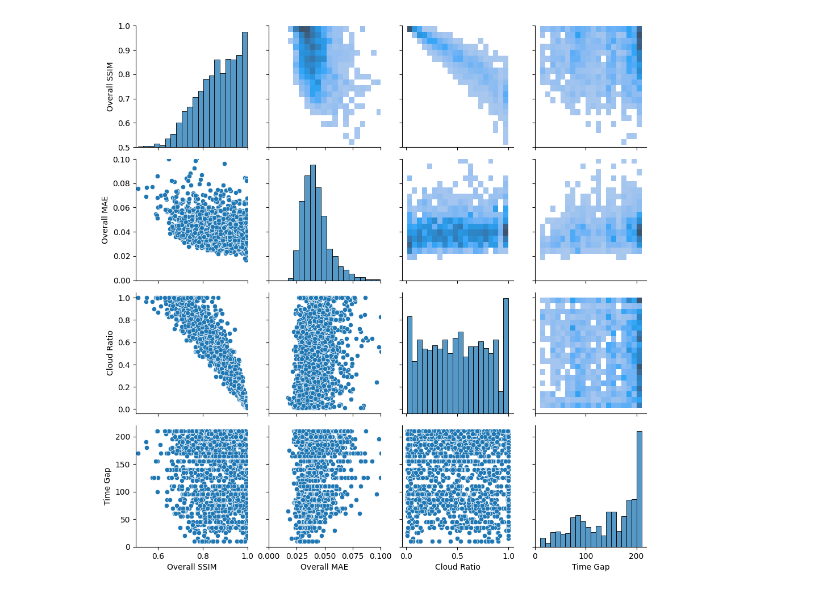
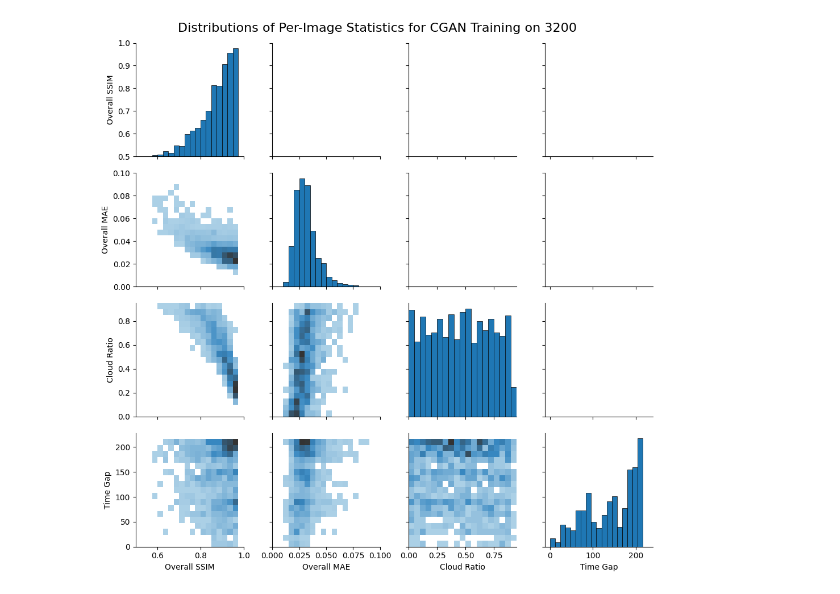
Before and after one commit to ClarkCGA/gfm-gap-filling-baseline, a Jupyter notebook: gfm-gap-filling-baseline/gap-filling-baseline/Per_Band_Stats.ipynb, the cells around one changed output. Saved outputs shown, nothing was run; the diff lists cells and outputs as text; code cells hidden in the pictures.

Commit message:
improvements to per image graphs and band comparison graphs

```diff
--- a/gfm-gap-filling-baseline/gap-filling-baseline/Per_Band_Stats.ipynb
+++ b/gfm-gap-filling-baseline/gap-filling-baseline/Per_Band_Stats.ipynb
@@ -12,7 +19,6 @@ import math
 # %%
-# Load the YAML file
-results_dir = "subset_400_2023-08-21-22:19:47_uneven_bs16"
-training_length = results_dir[7:11]
+results_dir = "subset_3200_2023-08-21-22:19:31_uneven_bs16"
+training_length = results_dir[7:11].replace("_","")
 print(training_length)
 out_dir = Path("/workspace/gfm-gap-filling-baseline/data/results")  # Replace with the actual path to your YAML file
 data_file_path = out_dir / results_dir / "chip_stats.csv"
@@ -140,17 +146,31 @@ Time Gap         -0.009533     0.188701    -0.017933  1.000000
 # %%
+bins = {'Overall SSIM' : [round(i * 0.025, 3) + 0.5 for i in range(20)],
+        'Overall MAE' : [round(i * 0.005, 3) for i in range(20)],
+        'Cloud Ratio' : [round(i * 0.05, 3) for i in range(20)],
+        'Time Gap' : [round(i * 12, 3) for i in range(20)]}
+
+def myhist(x, **kwargs):
+    b = bins[x.name]
+    plt.hist(x, bins=b, edgecolor='black', linewidth=0.5, **kwargs)
+
+def mypair(x, y, **kwargs):
+    bins_x = bins[x.name]
+    bins_y = bins[y.name]
+    cmap=sns.color_palette("Blues_d", as_cmap=True)
+    plt.hist2d(x, y, bins=[bins_x, bins_y], cmap=cmap, linewidth=0, cmin=1, **kwargs)
+
 df = df[['Overall SSIM', 'Overall MAE', 'Cloud Ratio', 'Time Gap']]
 g = sns.PairGrid(df, diag_sharey=False)
-
-g.map_upper(sns.histplot, bins=20)
-g.map_lower(sns.scatterplot)
-g.map_diag(sns.histplot, bins=20)
+g.map_diag(myhist)
+g.map_lower(mypair)
 
 g.axes[0,0].set_xlim(0.5,1)
 g.axes[0,0].set_ylim(0.5,1)
 g.axes[1,1].set_xlim(0,0.1)
 g.axes[1,1].set_ylim(0,0.1)
 
-
+plt.suptitle(f'Distributions of Per-Image Statistics for CGAN Training on {training_length}', fontsize=16)
+plt.tight_layout()
 plt.savefig(save_dir / 'per_image_pairgrid.png', format='png')
 # %% [output]
-[figure, old version]
+[figure, new version]
```
Also changed, not shown: parts of 5 cells of this notebook, 1 other file.
